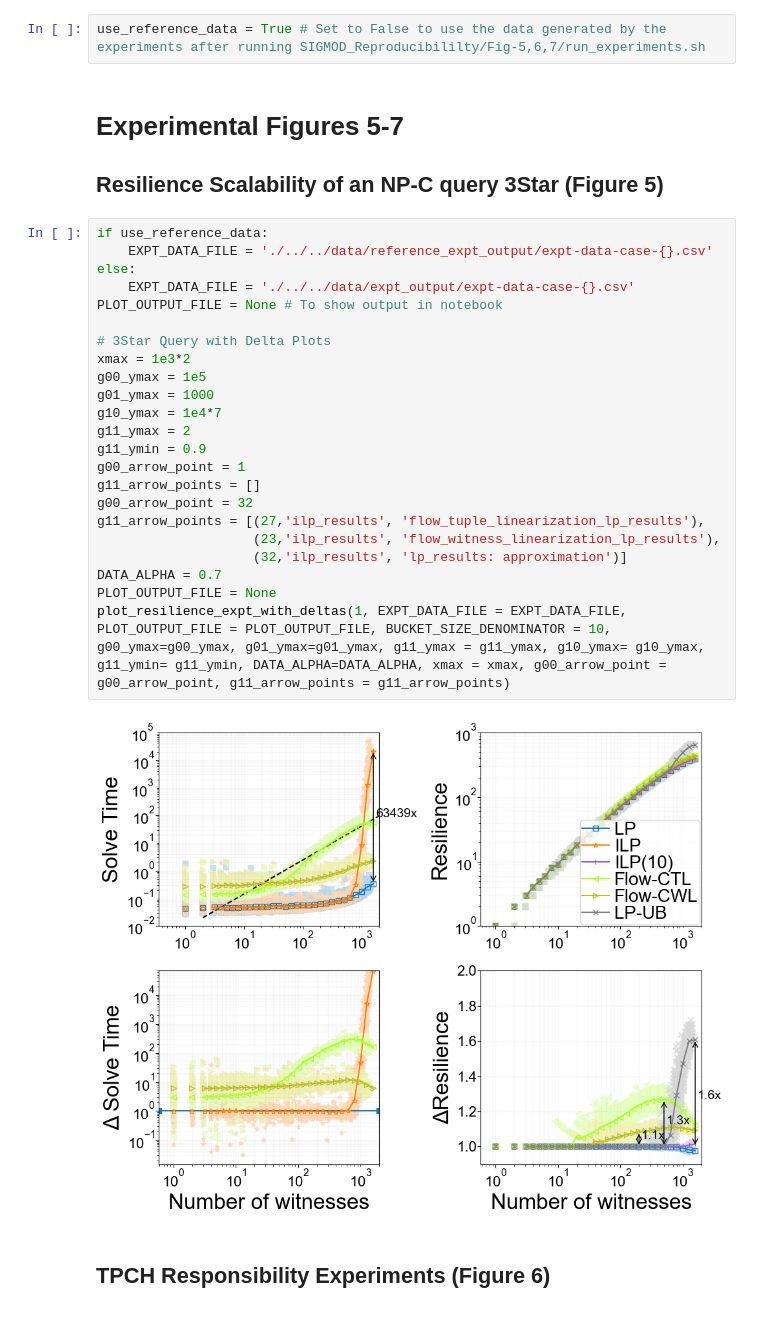
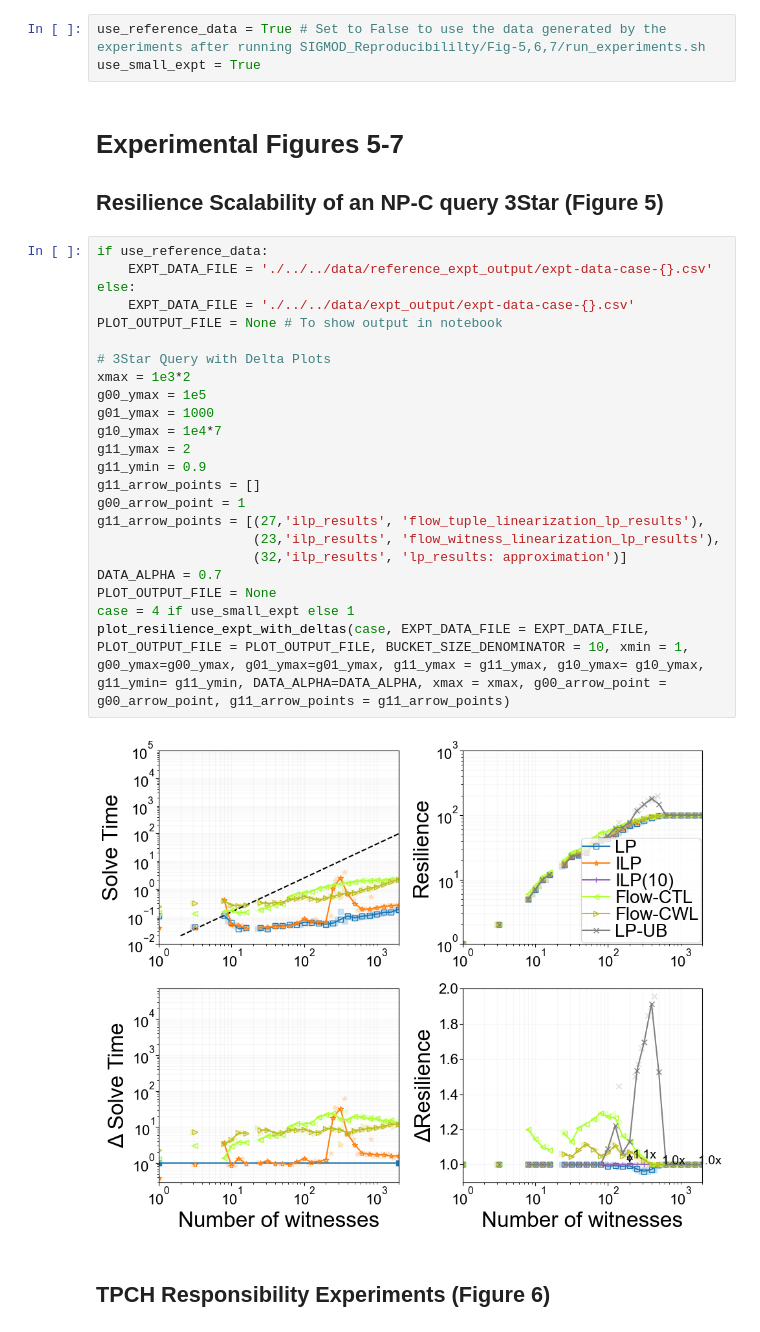
Before and after one commit to northeastern-datalab/resilience-responsibility-ilp, a Jupyter notebook: SIGMOD_Reproducibility/Fig-5,6,7/sigmod_expts.ipynb, the cells around one changed output. Cells and saved outputs as stored; diff of their text form.

Commit message:
reference output for small experiments

```diff
--- a/SIGMOD_Reproducibility/Fig-5,6,7/sigmod_expts.ipynb
+++ b/SIGMOD_Reproducibility/Fig-5,6,7/sigmod_expts.ipynb
@@ -8,34 +8,35 @@ sys.path.append('./../../')
 from src.resilience_responsibility_solver.plot.synthetic_expt_plotter import plot_resilience_expt, plot_resilience_expt_with_deltas
 # %%
 use_reference_data = True # Set to False to use the data generated by the experiments after running SIGMOD_Reproducibililty/Fig-5,6,7/run_experiments.sh
+use_small_expt = True
 # %% [markdown]
 # Experimental Figures 5-7
 ## Resilience Scalability of an NP-C query 3Star (Figure 5)
 # %%
 if use_reference_data:
     EXPT_DATA_FILE = './../../data/reference_expt_output/expt-data-case-{}.csv'
 else:
     EXPT_DATA_FILE = './../../data/expt_output/expt-data-case-{}.csv'
 PLOT_OUTPUT_FILE = None # To show output in notebook
 
 # 3Star Query with Delta Plots
 xmax = 1e3*2
 g00_ymax = 1e5
 g01_ymax = 1000
 g10_ymax = 1e4*7
 g11_ymax = 2
 g11_ymin = 0.9
+g11_arrow_points = []
 g00_arrow_point = 1
-g11_arrow_points = []
-g00_arrow_point = 32
 g11_arrow_points = [(27,'ilp_results', 'flow_tuple_linearization_lp_results'),
                     (23,'ilp_results', 'flow_witness_linearization_lp_results'),
                     (32,'ilp_results', 'lp_results: approximation')]
 DATA_ALPHA = 0.7
 PLOT_OUTPUT_FILE = None
-plot_resilience_expt_with_deltas(1, EXPT_DATA_FILE = EXPT_DATA_FILE, PLOT_OUTPUT_FILE = PLOT_OUTPUT_FILE, BUCKET_SIZE_DENOMINATOR = 10, g00_ymax=g00_ymax, g01_ymax=g01_ymax, g11_ymax = g11_ymax, g10_ymax= g10_ymax, g11_ymin= g11_ymin, DATA_ALPHA=DATA_ALPHA, xmax = xmax, g00_arrow_point = g00_arrow_point, g11_arrow_points = g11_arrow_points)
+case = 4 if use_small_expt else 1
+plot_resilience_expt_with_deltas(case, EXPT_DATA_FILE = EXPT_DATA_FILE, PLOT_OUTPUT_FILE = PLOT_OUTPUT_FILE, BUCKET_SIZE_DENOMINATOR = 10, xmin = 1, g00_ymax=g00_ymax, g01_ymax=g01_ymax, g11_ymax = g11_ymax, g10_ymax= g10_ymax, g11_ymin= g11_ymin, DATA_ALPHA=DATA_ALPHA, xmax = xmax, g00_arrow_point = g00_arrow_point, g11_arrow_points = g11_arrow_points)
 # %% [output]
-[figure, old version]
+[figure, new version]
 # %% [markdown]
 ## TPCH Responsibility Experiments (Figure 6)
 # %%
```
Also changed, not shown: parts of 2 cells of this notebook, 3 other files.
